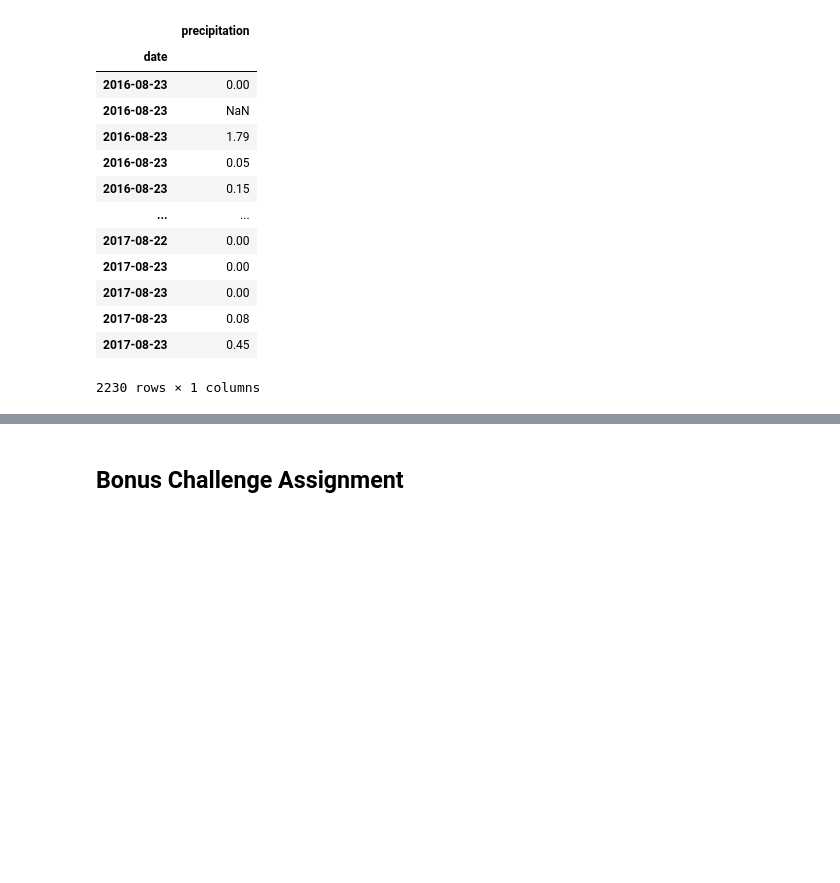
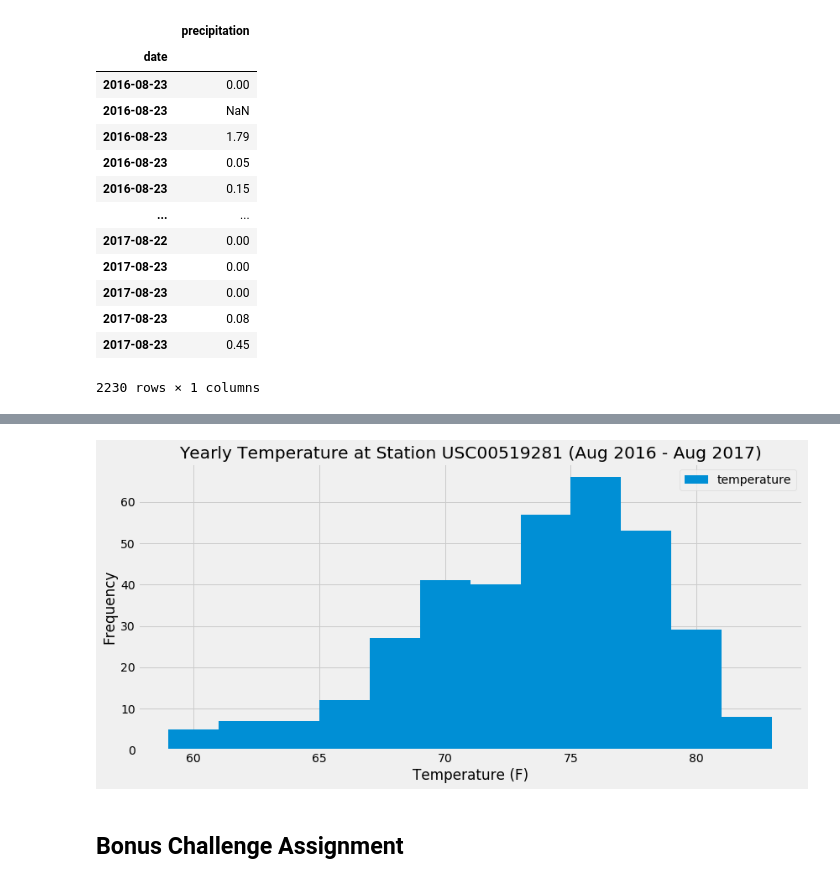
Before and after one commit to lachispa202/10-SQLAlchemy-Homework, a Jupyter notebook: climate_starter.ipynb, the cells around one changed output, grey strips where cells are left out. Cells and saved outputs as stored; diff of their text form; code cells hidden in the pictures; blank space fills up the shorter version.

Commit message:
Station Analysis

```diff
--- a/climate_starter.ipynb
+++ b/climate_starter.ipynb
@@ -158,3 +196,13 @@ plt.show()
 # %%
 # Using the station id from the previous query, calculate the lowest temperature recorded,
 # highest temperature recorded, and average temperature of the most active station?
+
+most_active_station = 'USC00519281'
+
+temperature_summary = session.query(func.min(Measurement.tobs), func.max(Measurement.tobs), func.avg(Measurement.tobs)).\
+    filter(Measurement.station == most_active_station).all()
+temperature_summary
+
+print(f" The lowest temperature is: {temperature_summary[0][0]} F")
+print(f" The highest temperature is: {temperature_summary[0][1]} F")
+print(f" The average temperature is: {round(temperature_summary[0][2], 1)} F")
@@ -161,3 +213,11 @@ plt.show()
 # %%
 # Choose the station with the highest number of temperature observations.
 # Query the last 12 months of temperature observation data for this station and plot the results as a histogram
+station_USC00519281_temp = session.query(Measurement.date, Measurement.tobs).filter(Measurement.station == most_active_station).\
+    filter(func.strftime("%Y-%m-%d", Measurement.date) >= datetime.date(2016, 8, 23)).all()
+
+# station_USC00519281_temp
+# %%
+# Create a dataframe
+station_USC00519281_temp_df=pd.DataFrame(station_USC00519281_temp, columns = ['date','temperature'])
+station_USC00519281_temp_df.head()
@@ -163,0 +231,5 @@ plt.show()
+# %%
+# Index by date
+station_USC00519281_temp_df.set_index('date', inplace=True)
+
+station_USC00519281_temp_df
@@ -164,3 +251,22 @@ plt.show()
+# %%
+# Plot the results
+fig, ax=plt.subplots(figsize = (12,6))
+
+station_USC00519281_temp_df.plot.hist(bins=12, ax=ax)
+
+# Title & Lables
+ax.set_xlabel('Temperature (F)')
+ax.set_ylabel('Frequency')
+ax.set_title('Yearly Temperature at Station USC00519281 (Aug 2016 - Aug 2017)')
+
+# Save Figure
+plt.savefig("Images/USC00519281_temperature_histogram.png")
+
+# plot
+plt.tight_layout()
+plt.show()
+# %% [output]
+[figure, added]
 # %% [markdown]
 ## Bonus Challenge Assignment
 # %%
```
Also changed, not shown: parts of 9 cells of this notebook, 2 other files.
